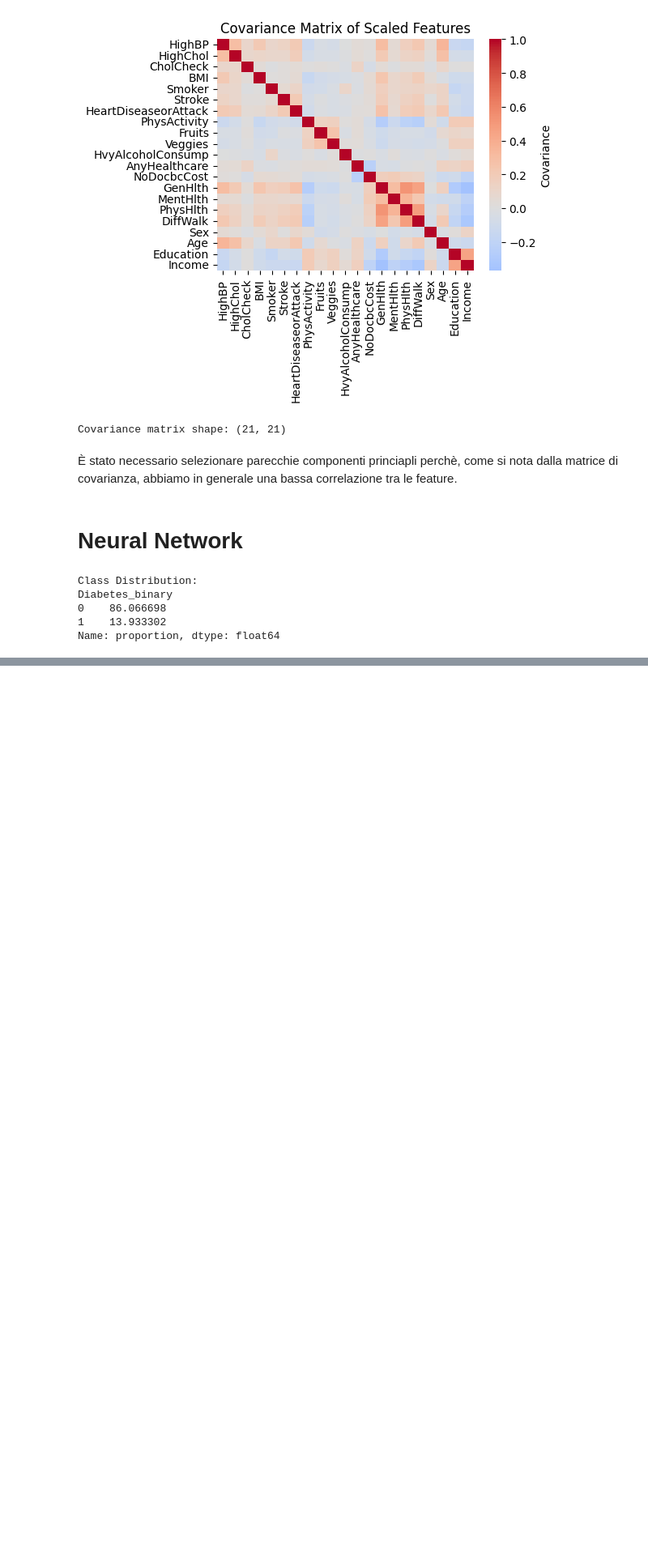
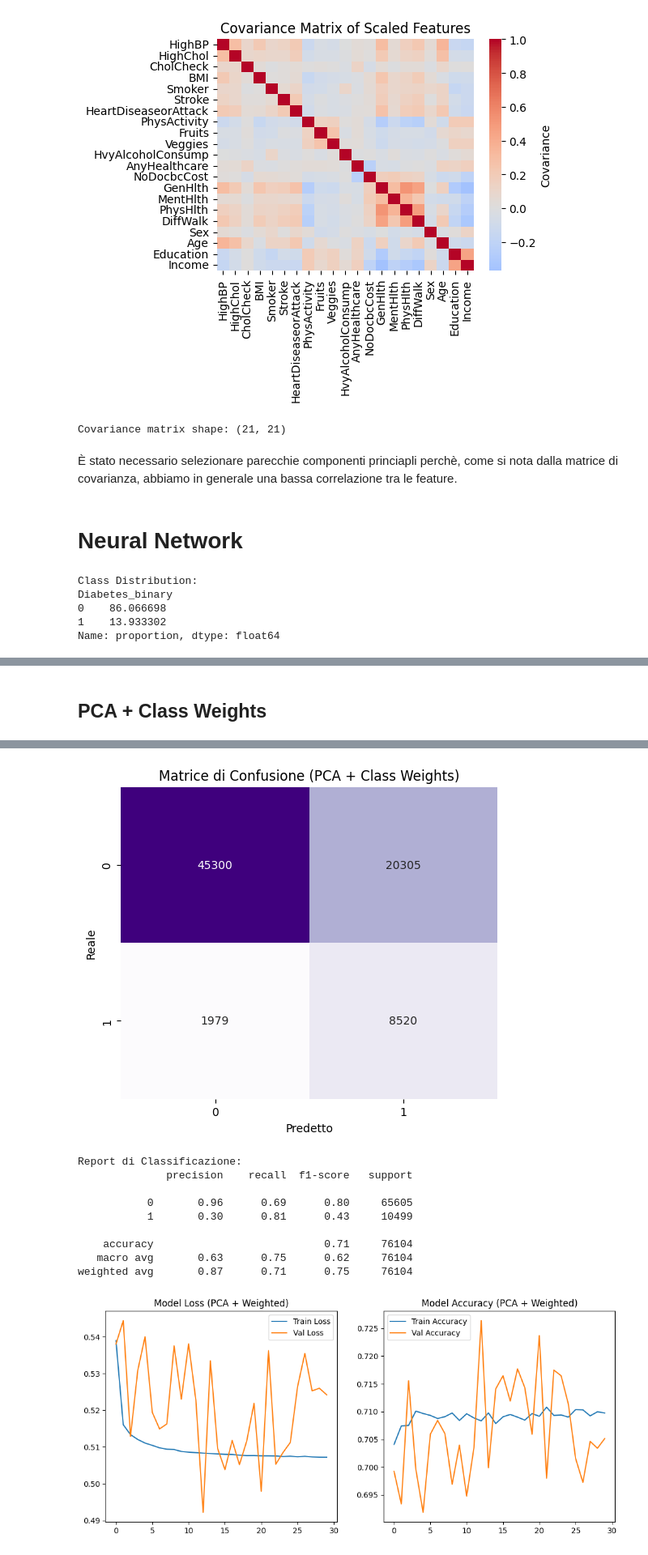
Before and after one commit to mbroglio/ML_25_26, a Jupyter notebook: ML_Project.ipynb, the cells around one changed output, grey strips where cells are left out. Shown at 81% size. Saved outputs shown, nothing was run; the diff lists cells and outputs as text; code cells hidden in the pictures; blank space fills up the shorter version.

```diff
--- a/ML_Project.ipynb
+++ b/ML_Project.ipynb
@@ -674,0 +443,69 @@ weighted avg       0.87      0.70      0.75     76104
+# %% [markdown]
+## PCA + Class Weights
+# %%
+from sklearn.utils import class_weight
+
+# 1. Data Preparation
+X_pca = pca_data
+y = df["Diabetes_binary"].values
+
+X_train_pca, X_test_pca, y_train_pca, y_test_pca = train_test_split(
+    X_pca, y, test_size=0.3, random_state=42
+)
+
+print(f"Dimensioni Training Set: {X_train_pca.shape}")
+
+# 2. Calcolo dei Class Weights
+class_weights_vals = class_weight.compute_class_weight(
+    class_weight='balanced',
+    classes=np.unique(y_train_pca),
+    y=y_train_pca
+)
+class_weights = dict(enumerate(class_weights_vals))
+print(f"Pesi delle classi: {class_weights}")
+
+# 3. Creazione del Modello
+model_pca_weighted = Sequential()
+model_pca_weighted.add(Dense(16, input_shape=(14,), activation="relu"))
+model_pca_weighted.add(Dense(1, activation="sigmoid"))
+
+model_pca_weighted.compile(loss="binary_crossentropy", optimizer="adam", metrics=["accuracy"])
+
+# 4. Addestramento con Class Weights
+history_pca_weighted = model_pca_weighted.fit(
+    X_train_pca, y_train_pca,
+    epochs=30, batch_size=64, verbose=1,
+    validation_split=0.1,
+    class_weight=class_weights
+)
+
+# 5. Valutazione
+y_pred_probs_weighted = model_pca_weighted.predict(X_test_pca)
+y_pred_weighted = (y_pred_probs_weighted > 0.5).astype("int32")
+
+cm_weighted = confusion_matrix(y_test_pca, y_pred_weighted)
+plt.figure(figsize=(6, 5))
+sns.heatmap(cm_weighted, annot=True, fmt="d", cmap="Blues", cbar=False)
+plt.xlabel("Predetto")
+plt.ylabel("Reale")
+plt.title("Matrice di Confusione (PCA + Class Weights)")
+plt.show()
+
+print("Report di Classificazione:")
+print(classification_report(y_test_pca, y_pred_weighted))
+
+# 6. Curve di Loss e Accuracy
+plt.figure(figsize=(12, 5))
+plt.subplot(1, 2, 1)
+plt.plot(history_pca_weighted.history['loss'], label='Train Loss')
+plt.plot(history_pca_weighted.history['val_loss'], label='Val Loss')
+plt.title('Model Loss (PCA + Weighted)')
+plt.legend()
+
+plt.subplot(1, 2, 2)
+plt.plot(history_pca_weighted.history['accuracy'], label='Train Accuracy')
+plt.plot(history_pca_weighted.history['val_accuracy'], label='Val Accuracy')
+plt.title('Model Accuracy (PCA + Weighted)')
+plt.legend()
+plt.show()
+# %% [output]
@@ -674,0 +533,11 @@ weighted avg       0.87      0.70      0.75     76104
+[figure, added]
+Report di Classificazione:
+              precision    recall  f1-score   support
+
+           0       0.96      0.69      0.80     65605
+           1       0.30      0.81      0.43     10499
+
+    accuracy                           0.71     76104
+   macro avg       0.63      0.75      0.62     76104
+weighted avg       0.87      0.71      0.75     76104
+[figure, added]
```
Also changed, not shown: parts of 26 cells of this notebook.
